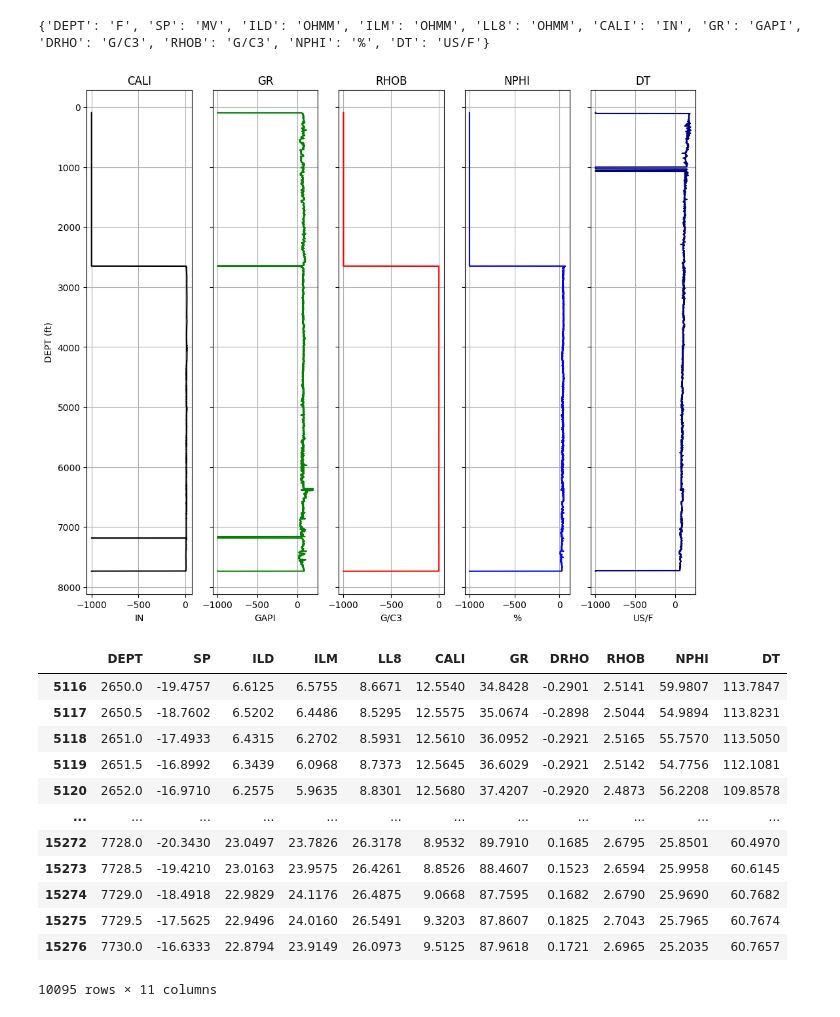
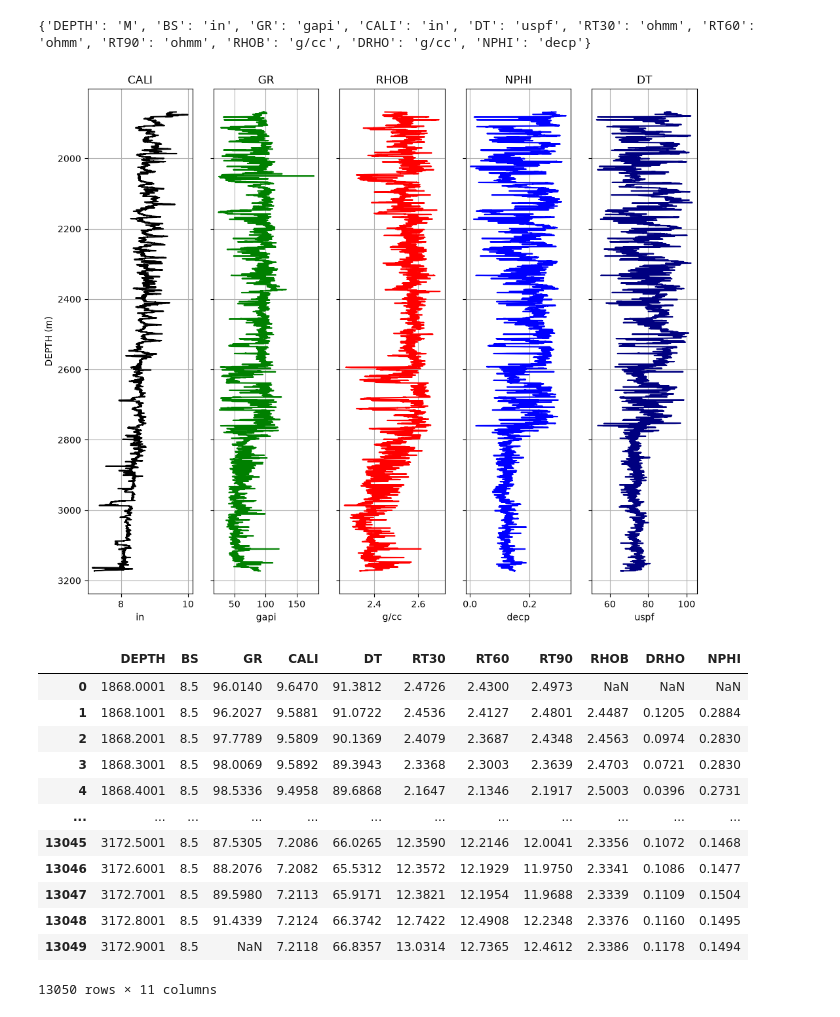
Before and after one commit to giecaruff/stoneforge, a Jupyter notebook: examples/petrophysics/1_porosity.ipynb, the cells around one changed output. Drawn from its saved outputs; the diff is of its cells as text; code cells hidden in the pictures.

Commit message:
update dataset to reconcavo

```diff
--- a/examples/petrophysics/1_porosity.ipynb
+++ b/examples/petrophysics/1_porosity.ipynb
@@ -10,9 +10,9 @@ import numpy as np
 import pandas as pd
 pd.options.mode.chained_assignment = None
 # %%
-# Accessing Internal Dataframe for ES1 Well
+# Accessing Internal Dataframe for MP_56D Well
 
-DATA = DataLoader(r"https://raw.githubusercontent.com/giecaruff/datasets/refs/heads/main/wells/las2/npra/ES1.las", filetype='las2')
-data_ES1, units_ES1 = DATA.dataframe(DATA.data_obj.data)
-data_ES1
+DATA = DataLoader(r"https://raw.githubusercontent.com/giecaruff/datasets/refs/heads/main/wells/las2/massape/7-MP-56D-BA.las", filetype='las2')
+data_MP_56D, units_MP_56D = DATA.dataframe(DATA.data_obj.data)
+data_MP_56D
 # %% [output]
@@ -32,42 +32,42 @@ data_ES1
 # %%
-# Accessing Internal Dataframe units for ES1 Well
+# Accessing Internal Dataframe units for MP_56D Well
 
-print(units_ES1)
+print(units_MP_56D)
 # %% [output]
-{'DEPT': 'F', 'SP': 'MV', 'ILD': 'OHMM', 'ILM': 'OHMM', 'LL8': 'OHMM', 'CALI': 'IN', 'GR': 'GAPI', 'DRHO': 'G/C3', 'RHOB': 'G/C3', 'NPHI': '%', 'DT': 'US/F'}
+{'DEPTH': 'M', 'BS': 'in', 'GR': 'gapi', 'CALI': 'in', 'DT': 'uspf', 'RT30': 'ohmm', 'RT60': 'ohmm', 'RT90': 'ohmm', 'RHOB': 'g/cc', 'DRHO': 'g/cc', 'NPHI': 'decp'}
 # %%
 # Viewing Well Log Data
 
 curves = ["CALI","GR","RHOB","NPHI","DT"]
 units = []
 for c in curves:
-    units.append(units_ES1[c])
+    units.append(units_MP_56D[c])
 
 color = ["k","g","r","b","navy"]
 
-fastplot(data_ES1,"DEPT",curves, color, units, d_unit='ft')
+fastplot(data_MP_56D,"DEPTH",curves, color, units, d_unit='m')
 # %% [output]
-[figure, old version]
+[figure, new version]
 # %%
 # Removing specific values
 # OBS: you can use "df.dropna(inplace=True)" to remove all np.nan values
 
-data_ES1_c = data_ES1[~data_ES1.isin([-999.0]).any(axis=1)]
-data_ES1_c
+data_MP_56D_c = data_MP_56D[~data_MP_56D.isin([-999.0]).any(axis=1)]
+data_MP_56D_c
 # %% [output]
-|  | DEPT | SP | ILD | ILM | LL8 | CALI | GR | DRHO | RHOB | NPHI | DT |
-| 5116 | 2650.0 | -19.4757 | 6.6125 | 6.5755 | 8.6671 | 12.5540 | 34.8428 | -0.2901 | 2.5141 | 59.9807 | 113.7847 |
-| 5117 | 2650.5 | -18.7602 | 6.5202 | 6.4486 | 8.5295 | 12.5575 | 35.0674 | -0.2898 | 2.5044 | 54.9894 | 113.8231 |
-| 5118 | 2651.0 | -17.4933 | 6.4315 | 6.2702 | 8.5931 | 12.5610 | 36.0952 | -0.2921 | 2.5165 | 55.7570 | 113.5050 |
-| 5119 | 2651.5 | -16.8992 | 6.3439 | 6.0968 | 8.7373 | 12.5645 | 36.6029 | -0.2921 | 2.5142 | 54.7756 | 112.1081 |
-| 5120 | 2652.0 | -16.9710 | 6.2575 | 5.9635 | 8.8301 | 12.5680 | 37.4207 | -0.2920 | 2.4873 | 56.2208 | 109.8578 |
+|  | DEPTH | BS | GR | CALI | DT | RT30 | RT60 | RT90 | RHOB | DRHO | NPHI |
+| 0 | 1868.0001 | 8.5 | 96.0140 | 9.6470 | 91.3812 | 2.4726 | 2.4300 | 2.4973 | NaN | NaN | NaN |
+| 1 | 1868.1001 | 8.5 | 96.2027 | 9.5881 | 91.0722 | 2.4536 | 2.4127 | 2.4801 | 2.4487 | 0.1205 | 0.2884 |
+| 2 | 1868.2001 | 8.5 | 97.7789 | 9.5809 | 90.1369 | 2.4079 | 2.3687 | 2.4348 | 2.4563 | 0.0974 | 0.2830 |
+| 3 | 1868.3001 | 8.5 | 98.0069 | 9.5892 | 89.3943 | 2.3368 | 2.3003 | 2.3639 | 2.4703 | 0.0721 | 0.2830 |
+| 4 | 1868.4001 | 8.5 | 98.5336 | 9.4958 | 89.6868 | 2.1647 | 2.1346 | 2.1917 | 2.5003 | 0.0396 | 0.2731 |
 | ... | ... | ... | ... | ... | ... | ... | ... | ... | ... | ... | ... |
-| 15272 | 7728.0 | -20.3430 | 23.0497 | 23.7826 | 26.3178 | 8.9532 | 89.7910 | 0.1685 | 2.6795 | 25.8501 | 60.4970 |
-| 15273 | 7728.5 | -19.4210 | 23.0163 | 23.9575 | 26.4261 | 8.8526 | 88.4607 | 0.1523 | 2.6594 | 25.9958 | 60.6145 |
-| 15274 | 7729.0 | -18.4918 | 22.9829 | 24.1176 | 26.4875 | 9.0668 | 87.7595 | 0.1682 | 2.6790 | 25.9690 | 60.7682 |
-| 15275 | 7729.5 | -17.5625 | 22.9496 | 24.0160 | 26.5491 | 9.3203 | 87.8607 | 0.1825 | 2.7043 | 25.7965 | 60.7674 |
-| 15276 | 7730.0 | -16.6333 | 22.8794 | 23.9149 | 26.0973 | 9.5125 | 87.9618 | 0.1721 | 2.6965 | 25.2035 | 60.7657 |
+| 13045 | 3172.5001 | 8.5 | 87.5305 | 7.2086 | 66.0265 | 12.3590 | 12.2146 | 12.0041 | 2.3356 | 0.1072 | 0.1468 |
+| 13046 | 3172.6001 | 8.5 | 88.2076 | 7.2082 | 65.5312 | 12.3572 | 12.1929 | 11.9750 | 2.3341 | 0.1086 | 0.1477 |
+| 13047 | 3172.7001 | 8.5 | 89.5980 | 7.2113 | 65.9171 | 12.3821 | 12.1954 | 11.9688 | 2.3339 | 0.1109 | 0.1504 |
+| 13048 | 3172.8001 | 8.5 | 91.4339 | 7.2124 | 66.3742 | 12.7422 | 12.4908 | 12.2348 | 2.3376 | 0.1160 | 0.1495 |
+| 13049 | 3172.9001 | 8.5 | NaN | 7.2118 | 66.8357 | 13.0314 | 12.7365 | 12.4612 | 2.3386 | 0.1178 | 0.1494 |
-10095 rows × 11 columns
+13050 rows × 11 columns
 # %%
 # Viewing Cleaned Well Log Data
 
```
Also changed, not shown: parts of 6 cells of this notebook, 13 other files.
